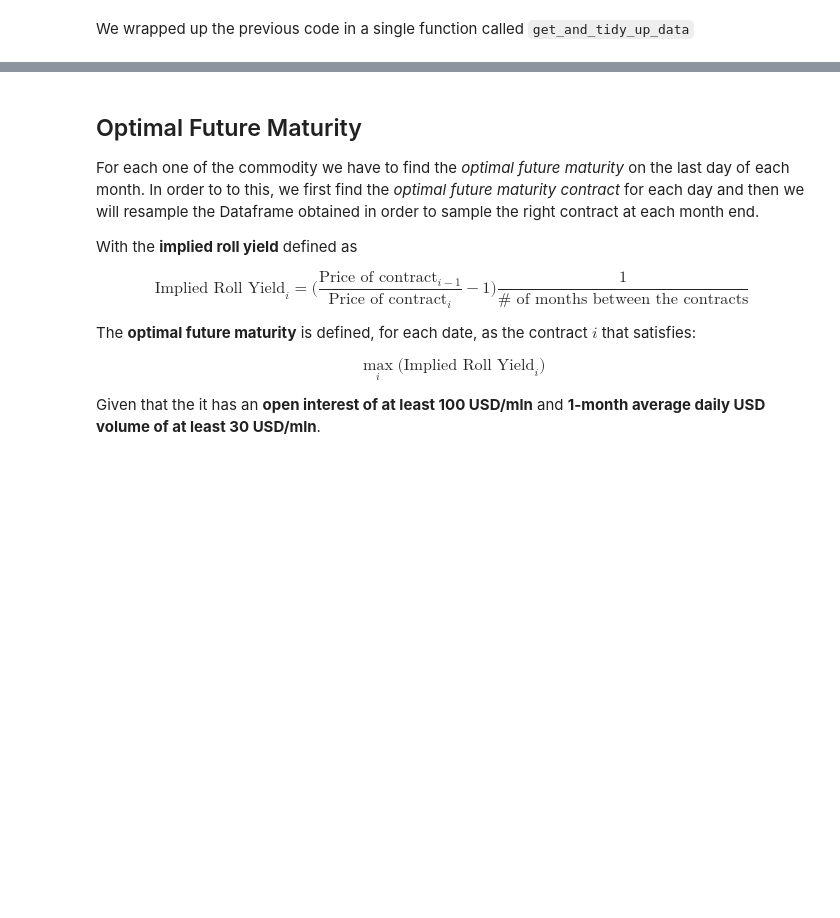
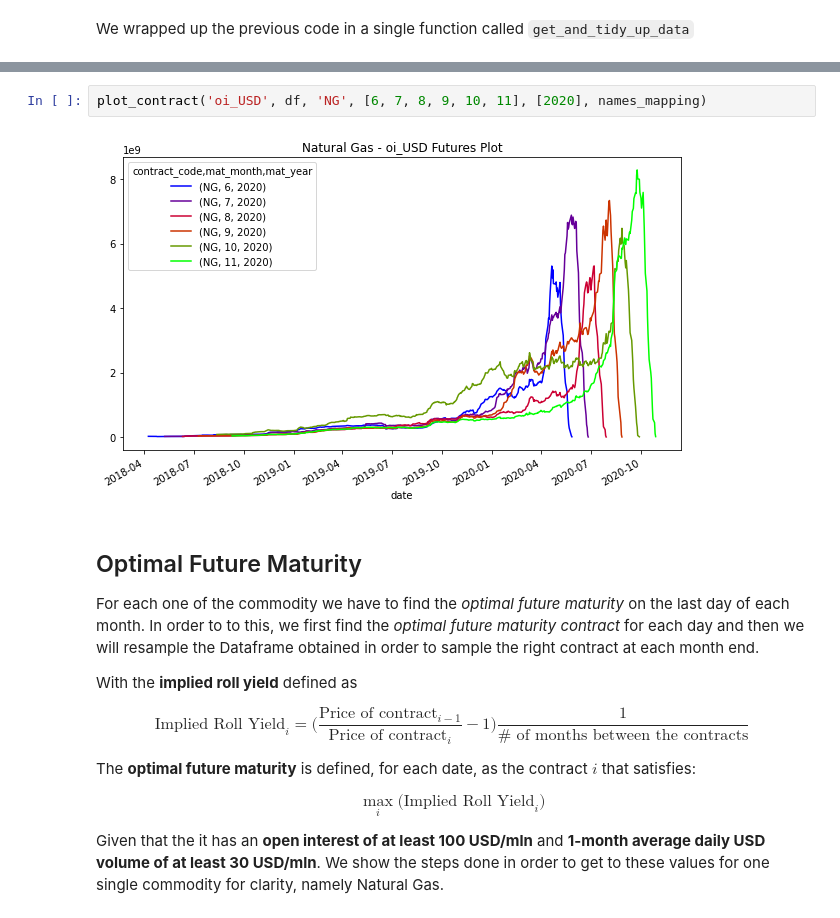
Before and after one commit to lucaberlanda/Magazzino, a Jupyter notebook: WisdomTreeAssignment.ipynb, the cells around one changed output, grey strips where cells are left out. Saved outputs shown, nothing was run; the diff lists cells and outputs as text; blank space fills up the shorter version.

```diff
--- a/WisdomTreeAssignment.ipynb
+++ b/WisdomTreeAssignment.ipynb
@@ -67,3 +72,7 @@ plot_contract('close', df, 'NG', [6, 7, 8, 9, 10], [2020], names_mapping)
+# %%
+plot_contract('oi_USD', df, 'NG', [6, 7, 8, 9, 10, 11], [2020], names_mapping)
+# %% [output]
+[figure, added]
 # %% [markdown]
 ## Optimal Future Maturity
 
@@ -77,4 +86,4 @@ The **optimal future maturity** is defined, for each date, as the contract $i$ t
 
 $$\max_i \bigg( \text{Implied Roll Yield}_i \bigg)$$
 
-Given that the it has an **open interest of at least 100 USD/mln** and **1-month average daily USD volume of at least 30 USD/mln**.
+Given that the it has an **open interest of at least 100 USD/mln** and **1-month average daily USD volume of at least 30 USD/mln**. We show the steps done in order to get to these values for one single commodity for clarity, namely Natural Gas.
```
Also changed, not shown: parts of 32 cells of this notebook, 2 other files.
